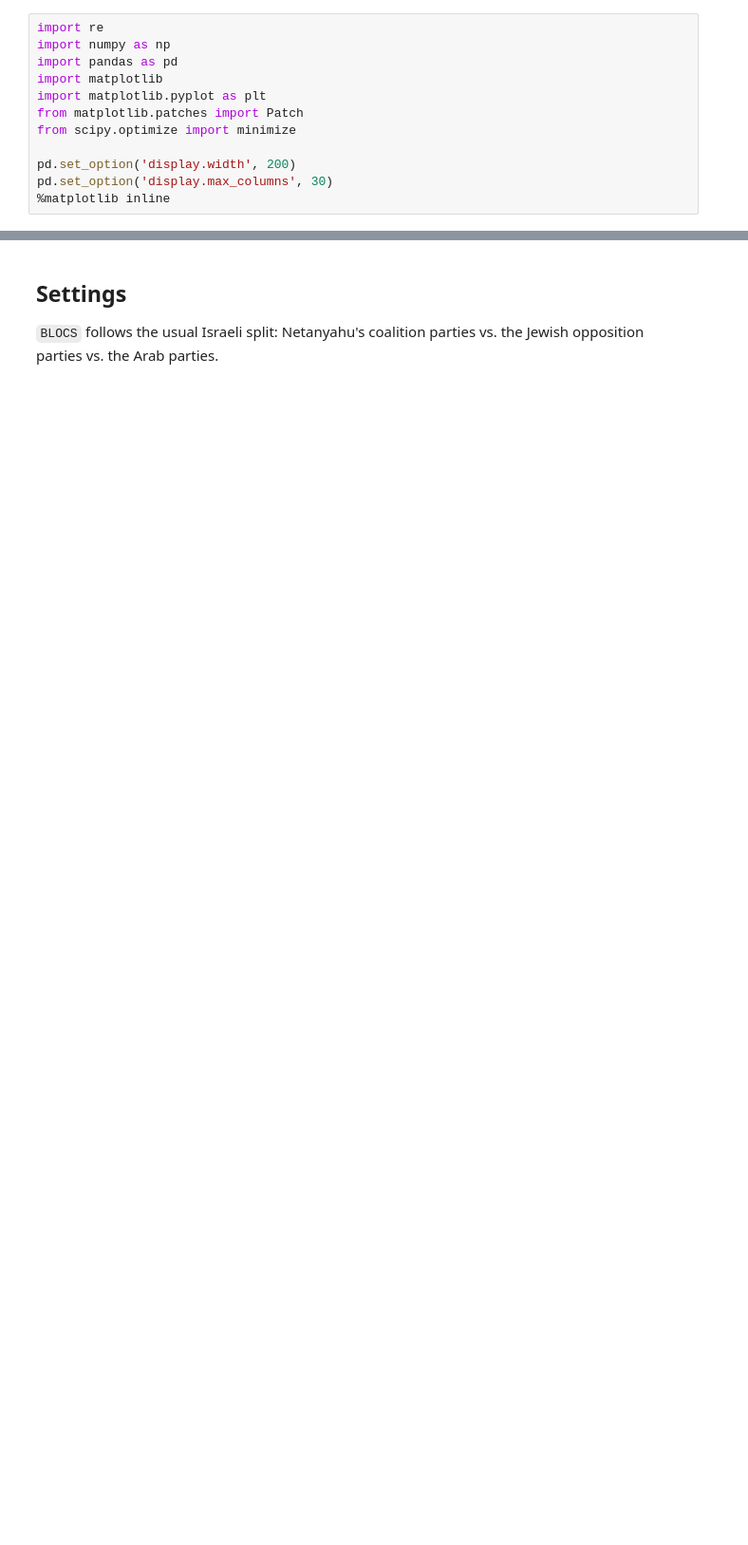
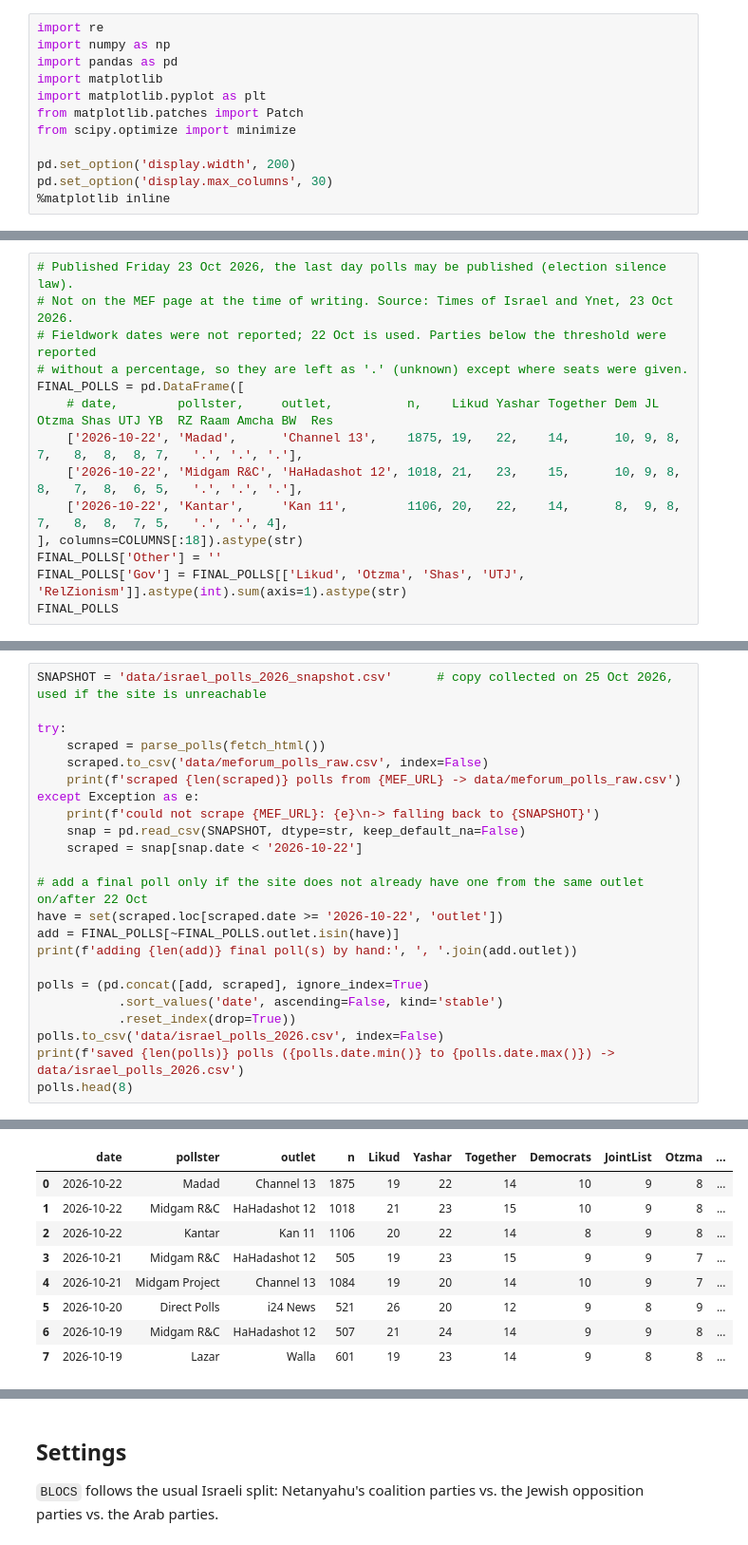
Before and after one commit to orineo1/predict_elections_2026, a Jupyter notebook: predict_elections_2026.ipynb, the cells around one changed output, grey strips where cells are left out. Shown at 95% size. Drawn from its saved outputs; the diff is of its cells as text; blank space fills up the shorter version.

```diff
--- a/predict_elections_2026.ipynb
+++ b/predict_elections_2026.ipynb
@@ -26,0 +100,14 @@ pd.set_option('display.max_columns', 30)
+# %%
+# Published Friday 23 Oct 2026, the last day polls may be published (election silence law).
+# Not on the MEF page at the time of writing. Source: Times of Israel and Ynet, 23 Oct 2026.
+# Fieldwork dates were not reported; 22 Oct is used. Parties below the threshold were reported
+# without a percentage, so they are left as '.' (unknown) except where seats were given.
+FINAL_POLLS = pd.DataFrame([
+    # date,        pollster,     outlet,          n,    Likud Yashar Together Dem JL Otzma Shas UTJ YB  RZ Raam Amcha BW  Res
+    ['2026-10-22', 'Madad',      'Channel 13',    1875, 19,   22,    14,      10, 9, 8,    7,   8,  8,  8, 7,   '.', '.', '.'],
+    ['2026-10-22', 'Midgam R&C', 'HaHadashot 12', 1018, 21,   23,    15,      10, 9, 8,    8,   7,  8,  6, 5,   '.', '.', '.'],
+    ['2026-10-22', 'Kantar',     'Kan 11',        1106, 20,   22,    14,      8,  9, 8,    7,   8,  8,  7, 5,   '.', '.', 4],
+], columns=COLUMNS[:18]).astype(str)
+FINAL_POLLS['Other'] = ''
+FINAL_POLLS['Gov'] = FINAL_POLLS[['Likud', 'Otzma', 'Shas', 'UTJ', 'RelZionism']].astype(int).sum(axis=1).astype(str)
+FINAL_POLLS
@@ -26,0 +121,24 @@ pd.set_option('display.max_columns', 30)
+# %%
+SNAPSHOT = 'data/israel_polls_2026_snapshot.csv'      # copy collected on 25 Oct 2026, used if the site is unreachable
+
+try:
+    scraped = parse_polls(fetch_html())
+    scraped.to_csv('data/meforum_polls_raw.csv', index=False)
+    print(f'scraped {len(scraped)} polls from {MEF_URL} -> data/meforum_polls_raw.csv')
+except Exception as e:
+    print(f'could not scrape {MEF_URL}: {e}\n-> falling back to {SNAPSHOT}')
+    snap = pd.read_csv(SNAPSHOT, dtype=str, keep_default_na=False)
+    scraped = snap[snap.date < '2026-10-22']
+
+# add a final poll only if the site does not already have one from the same outlet on/after 22 Oct
+have = set(scraped.loc[scraped.date >= '2026-10-22', 'outlet'])
+add = FINAL_POLLS[~FINAL_POLLS.outlet.isin(have)]
+print(f'adding {len(add)} final poll(s) by hand:', ', '.join(add.outlet))
+
+polls = (pd.concat([add, scraped], ignore_index=True)
+           .sort_values('date', ascending=False, kind='stable')
+           .reset_index(drop=True))
+polls.to_csv('data/israel_polls_2026.csv', index=False)
+print(f'saved {len(polls)} polls ({polls.date.min()} to {polls.date.max()}) -> data/israel_polls_2026.csv')
+polls.head(8)
+# %% [output]
@@ -26,0 +149,9 @@ pd.set_option('display.max_columns', 30)
+|  | date | pollster | outlet | n | Likud | Yashar | Together | Democrats | JointList | Otzma | ... |
+| 0 | 2026-10-22 | Madad | Channel 13 | 1875 | 19 | 22 | 14 | 10 | 9 | 8 | ... |
+| 1 | 2026-10-22 | Midgam R&C | HaHadashot 12 | 1018 | 21 | 23 | 15 | 10 | 9 | 8 | ... |
+| 2 | 2026-10-22 | Kantar | Kan 11 | 1106 | 20 | 22 | 14 | 8 | 9 | 8 | ... |
+| 3 | 2026-10-21 | Midgam R&C | HaHadashot 12 | 505 | 19 | 23 | 15 | 9 | 9 | 7 | ... |
+| 4 | 2026-10-21 | Midgam Project | Channel 13 | 1084 | 19 | 20 | 14 | 10 | 9 | 7 | ... |
+| 5 | 2026-10-20 | Direct Polls | i24 News | 521 | 26 | 20 | 12 | 9 | 8 | 9 | ... |
+| 6 | 2026-10-19 | Midgam R&C | HaHadashot 12 | 507 | 21 | 24 | 14 | 9 | 9 | 8 | ... |
+| 7 | 2026-10-19 | Lazar | Walla | 601 | 19 | 23 | 14 | 9 | 8 | 8 | ... |
```
Also changed, not shown: parts of 10 cells of this notebook, 4 other files.
